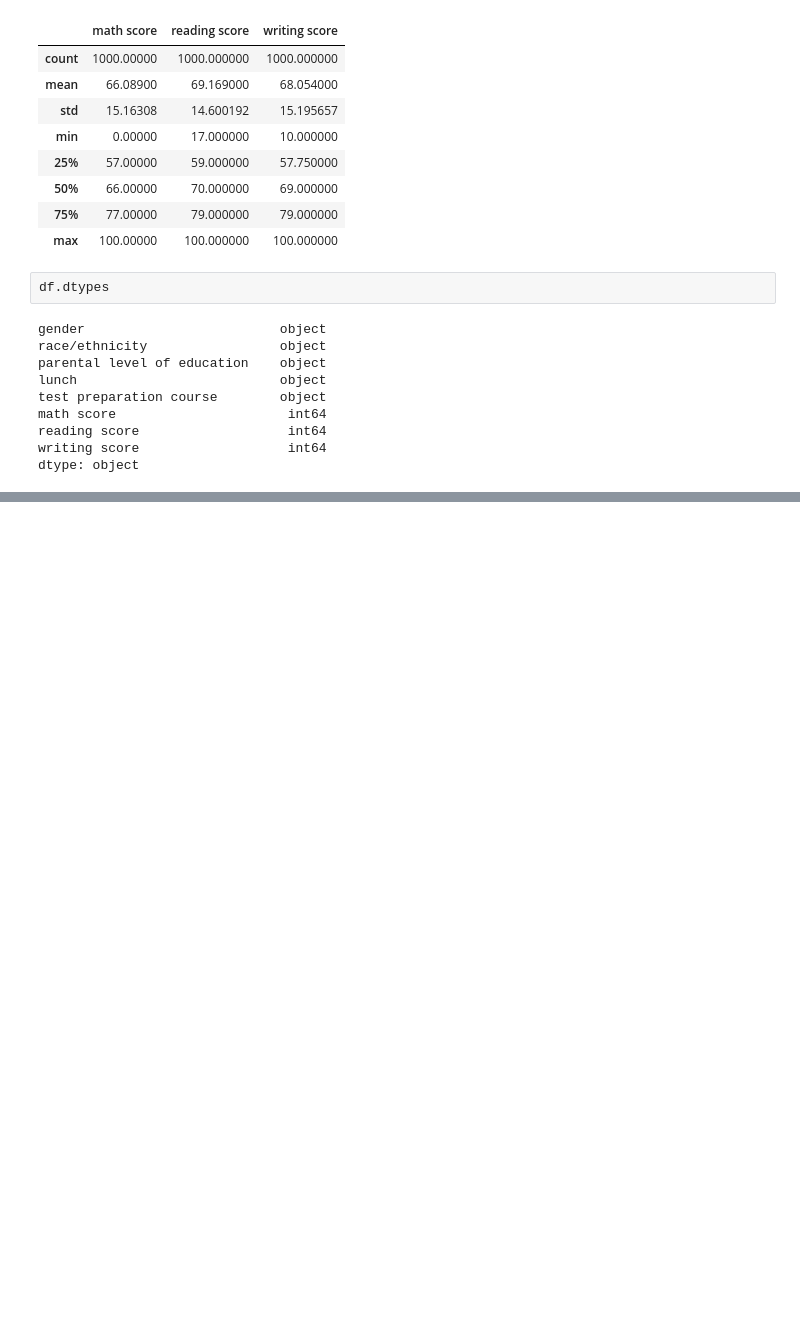
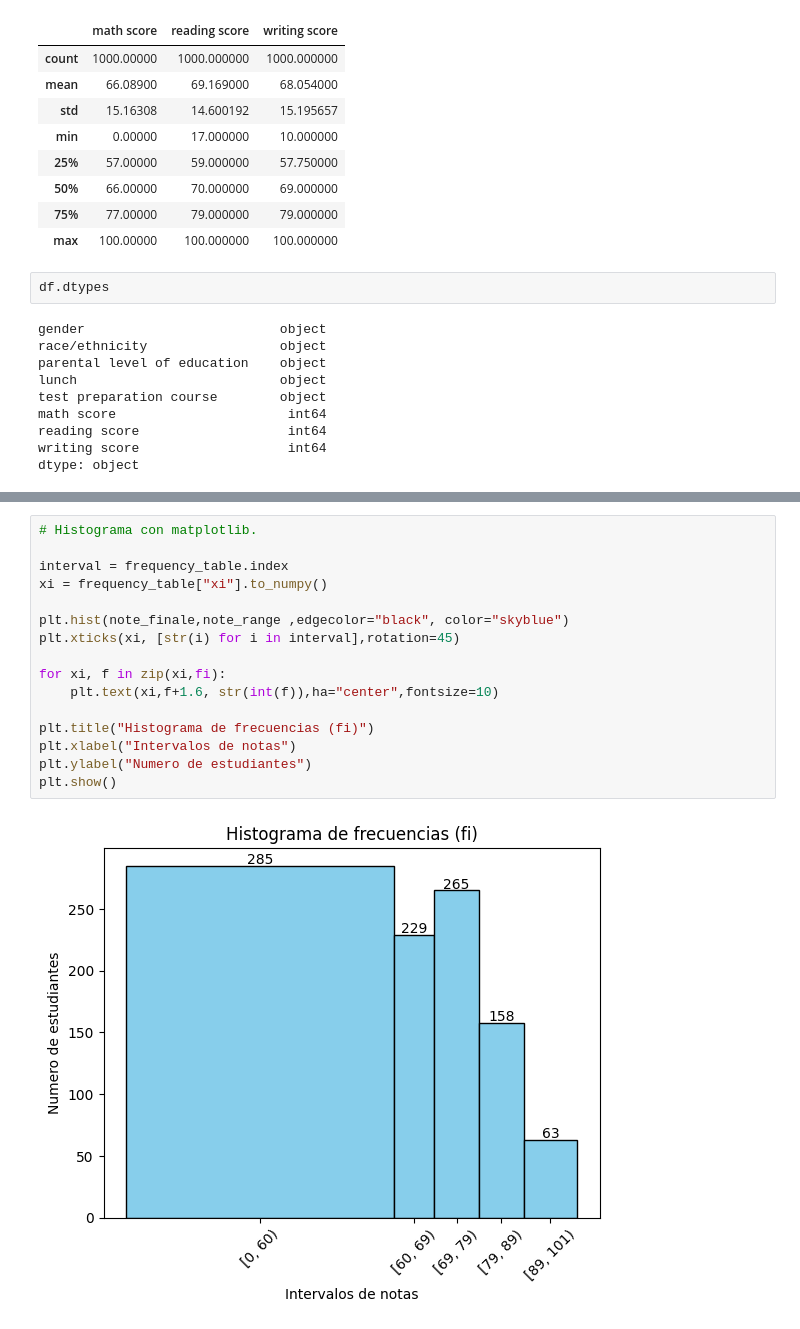
Before and after one commit to bernacode/Learning-DataScience, a Jupyter notebook: 04_proyectos/analisis_estudiantes.ipynb, the cells around one changed output, grey strips where cells are left out. Cells and saved outputs as stored; diff of their text form; blank space fills up the shorter version.

```diff
--- a/04_proyectos/analisis_estudiantes.ipynb
+++ b/04_proyectos/analisis_estudiantes.ipynb
@@ -63,0 +92,18 @@ df_male["percentage"] = df_male["math score"] + df_male["reading score"] + df_ma
+# %%
+# Histograma con matplotlib.
+
+interval = frequency_table.index
+xi = frequency_table["xi"].to_numpy()
+
+plt.hist(note_finale,note_range ,edgecolor="black", color="skyblue")
+plt.xticks(xi, [str(i) for i in interval],rotation=45)
+
+for xi, f in zip(xi,fi):
+    plt.text(xi,f+1.6, str(int(f)),ha="center",fontsize=10)
+
+plt.title("Histograma de frecuencias (fi)")
+plt.xlabel("Intervalos de notas")
+plt.ylabel("Numero de estudiantes")
+plt.show()
+# %% [output]
+[figure, added]
```
Also changed, not shown: parts of 5 cells of this notebook.
